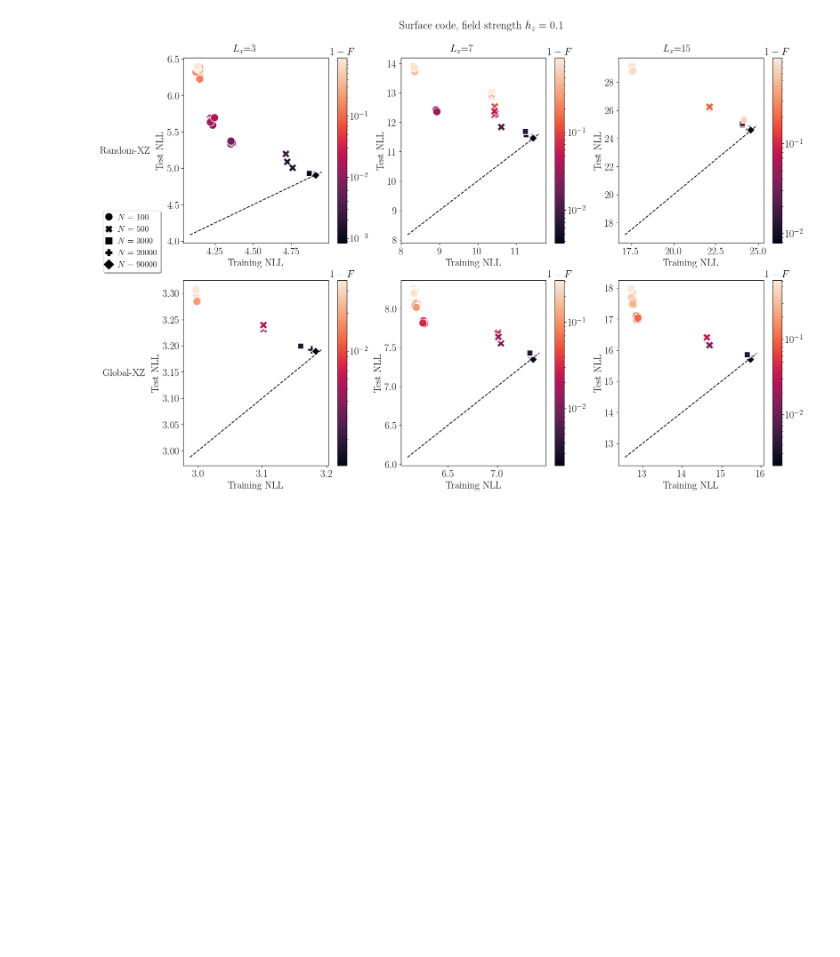
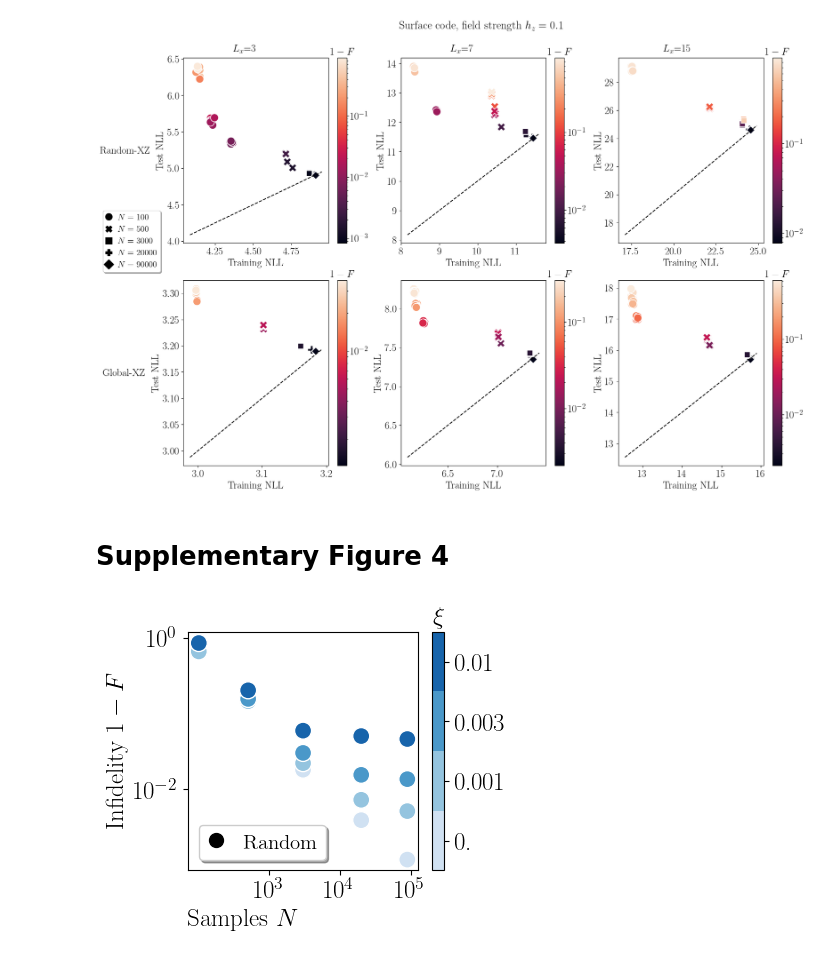
Before and after one commit to teng10/tn-shadow-qst, a Jupyter notebook: Draft_figures.ipynb, the cells around one changed output. Cells and saved outputs as stored; diff of their text form; code cells hidden in the pictures; blank space fills up the shorter version.

Commit message:
Add measurement noise supplementary figure to notebook.

```diff
--- a/Draft_figures.ipynb
+++ b/Draft_figures.ipynb
@@ -857,3 +850,69 @@ fig.legend(handles=legend_elements, loc='upper center', bbox_to_anchor=(0.06, 0.
 plt.show()
 # %% [output]
 [figure]
+# %% [markdown]
+# Supplementary Figure 4
+# %%
+df_save_name = os.path.join(home, 'tn_shadow_dir/surface_code_3x3_bond10_noise_eval.csv')
+df_load = pd.read_csv(df_save_name)
+# %%
+#@title Fix bondimension and look at regularization
+plt.rcParams.update(custom_rcparams)
+
+bright_palette = sns.color_palette('Blues', n_colors=df_load['training_data_noise_probabilities'].nunique())
+noise_probabilities = [0., 0.001, 0.003, 0.01]
+plot_palette = {x: bright_palette[i] for i, x in enumerate(sorted(df_load['training_data_noise_probabilities'].unique()))}
+n_cols = 1
+n_rows = 1
+
+panel_width = 3.7
+panel_height = 3.1
+fig, axarray = plt.subplots(n_rows, n_cols, figsize=(n_cols * panel_width, n_rows * panel_height), squeeze=True)
+
+fixed_bond_dimension = 10
+system_size = 3
+field = 0.1
+ax = axarray
+plot_df = df_load.query('data_kwargs_size_x == @system_size and model_bond_dim == @fixed_bond_dimension\
+                        and data_kwargs_onsite_z_field == @field and current_sequence == "lbfgs_1"')
+g = sns.scatterplot(
+    data=plot_df,
+    x='data_num_training_samples',
+    y='infidelity',
+    hue='training_data_noise_probabilities',
+    palette=plot_palette,
+    # style='data_kwargs_sampler',
+    ax=ax,
+    s=150,
+    legend=False,
+)
+ax.set_yscale('log')
+ax.set_xscale('log')
+xlim = ax.get_xlim()
+
+ax.set_xticks([1e3, 1e4, 1e5])
+legend_elements = [
+    Line2D([0], [0], marker='o', color='k', markerfacecolor='k', label='Random', markersize=5, ls="none"),
+    # Line2D([0], [0], marker='X', color='k', markerfacecolor='k', label='Global', markersize=5, ls='none')
+  ]
+ax.legend(handles=legend_elements, loc='lower left', fancybox=True, shadow=True,  handlelength=0.9)
+ax.set_xlabel('Samples $N$', loc='left')
+ax.set_ylabel('Infidelity $1-F$')
+# ax.ticklabel_format(axis='x',style='scientific',scilimits=(3,3), useMathText=True)
+
+bounds = [x for x in noise_probabilities]
+cmap = (mpl.colors.ListedColormap(list(plot_palette.values()))
+        .with_extremes(under='yellow', over='magenta'))
+norm = mpl.colors.BoundaryNorm(bounds, cmap.N, )
+sm = mpl.cm.ScalarMappable(cmap=cmap)
+colorbar_ticks = [0.125, 0.375, 0.625, .875]
+cbar = fig.colorbar(sm, ticks=colorbar_ticks)
+cbar.ax.set_yticklabels(['0.', '0.001', '0.003', '0.01'])  # vertical colorbar
+cbar.ax.set_title(r'$\xi$')
+
+
+
+# plt.savefig(os.path.join(home, 'tn_shadow_dir/', 'supp_fig4_noise.pdf'), bbox_inches='tight')
+plt.show()
+# %% [output]
+[figure, added]
```
Also changed, not shown: parts of 3 cells of this notebook.
